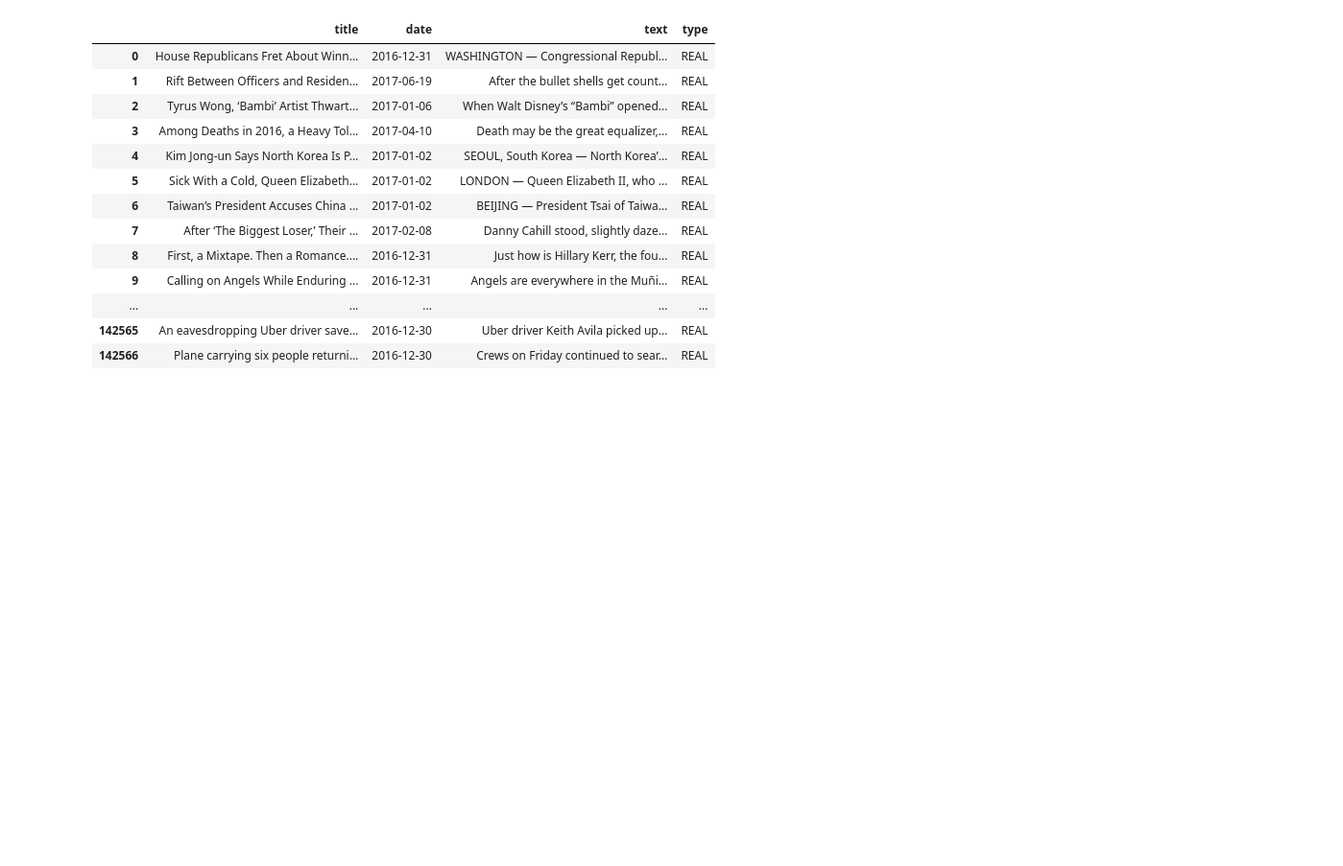
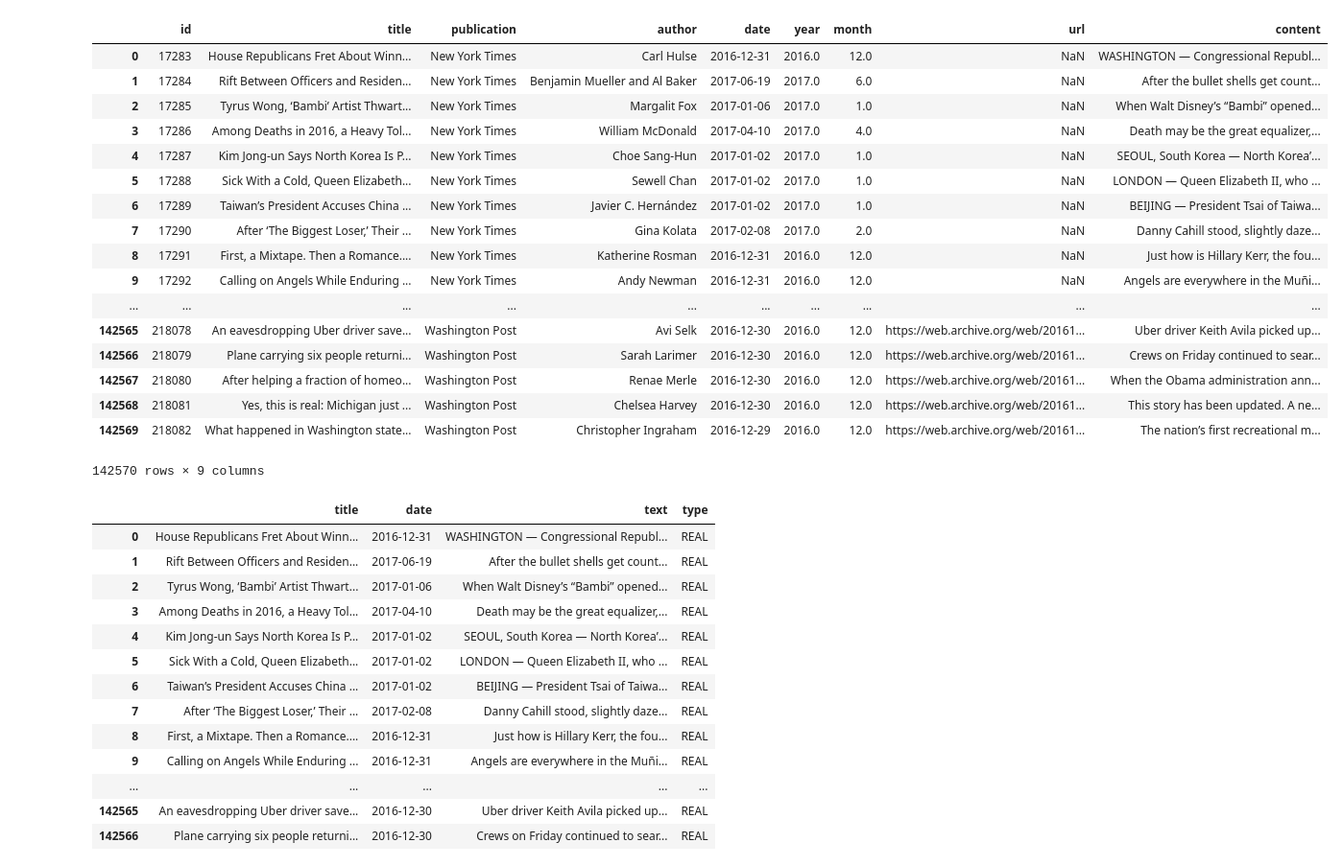
Before and after one commit to rrh19/TextAnalysisMethods, a Jupyter notebook: cleaned_dataframes.ipynb, the cells around one changed output. Shown at 96% size. Cells and saved outputs as stored; diff of their text form; code cells hidden in the pictures; blank space fills up the shorter version.

```diff
--- a/cleaned_dataframes.ipynb
+++ b/cleaned_dataframes.ipynb
@@ -6,5 +5,41 @@ df1 = pd.read_csv("/Users/ryanhartman/Desktop/FakeNews/articles1.csv")
 df2 = pd.read_csv("/Users/ryanhartman/Desktop/FakeNews/articles2.csv")
 df3 = pd.read_csv("/Users/ryanhartman/Desktop/FakeNews/articles3.csv")
 df4 = pd.read_csv("/Users/ryanhartman/Desktop/FakeNews/fake.csv")
+# %%
+import glob
+import pandas as pd
+from natsort import natsorted
+files = glob.glob("unprocessed_csvs/*.csv")
+files = natsorted(files)
+# %%
+count = 0
+for i in files:
+    df = pd.read_csv(i)
+    df.drop(["Unnamed: 0",], axis=1, inplace=True)
+    if count == 0:
+        df_all = df.copy(deep=True)
+    else:
+        df_all = df_all.append(df, ignore_index=True)
+    count += 1
+df_all
+# %% [output]
+|  | id | title | publication | author | date | year | month | url | content |
+| 0 | 17283 | House Republicans Fret About Winn... | New York Times | Carl Hulse | 2016-12-31 | 2016.0 | 12.0 | NaN | WASHINGTON — Congressional Republ... |
+| 1 | 17284 | Rift Between Officers and Residen... | New York Times | Benjamin Mueller and Al Baker | 2017-06-19 | 2017.0 | 6.0 | NaN | After the bullet shells get count... |
+| 2 | 17285 | Tyrus Wong, ‘Bambi’ Artist Thwart... | New York Times | Margalit Fox | 2017-01-06 | 2017.0 | 1.0 | NaN | When Walt Disney’s “Bambi” opened... |
+| 3 | 17286 | Among Deaths in 2016, a Heavy Tol... | New York Times | William McDonald | 2017-04-10 | 2017.0 | 4.0 | NaN | Death may be the great equalizer,... |
+| 4 | 17287 | Kim Jong-un Says North Korea Is P... | New York Times | Choe Sang-Hun | 2017-01-02 | 2017.0 | 1.0 | NaN | SEOUL, South Korea — North Korea’... |
+| 5 | 17288 | Sick With a Cold, Queen Elizabeth... | New York Times | Sewell Chan | 2017-01-02 | 2017.0 | 1.0 | NaN | LONDON — Queen Elizabeth II, who ... |
+| 6 | 17289 | Taiwan’s President Accuses China ... | New York Times | Javier C. Hernández | 2017-01-02 | 2017.0 | 1.0 | NaN | BEIJING — President Tsai of Taiwa... |
+| 7 | 17290 | After ‘The Biggest Loser,’ Their ... | New York Times | Gina Kolata | 2017-02-08 | 2017.0 | 2.0 | NaN | Danny Cahill stood, slightly daze... |
+| 8 | 17291 | First, a Mixtape. Then a Romance.... | New York Times | Katherine Rosman | 2016-12-31 | 2016.0 | 12.0 | NaN | Just how is Hillary Kerr, the fou... |
+| 9 | 17292 | Calling on Angels While Enduring ... | New York Times | Andy Newman | 2016-12-31 | 2016.0 | 12.0 | NaN | Angels are everywhere in the Muñi... |
+| ... | ... | ... | ... | ... | ... | ... | ... | ... | ... |
+| 142565 | 218078 | An eavesdropping Uber driver save... | Washington Post | Avi Selk | 2016-12-30 | 2016.0 | 12.0 | https://web.archive.org/web/20161... | Uber driver Keith Avila picked up... |
+| 142566 | 218079 | Plane carrying six people returni... | Washington Post | Sarah Larimer | 2016-12-30 | 2016.0 | 12.0 | https://web.archive.org/web/20161... | Crews on Friday continued to sear... |
+| 142567 | 218080 | After helping a fraction of homeo... | Washington Post | Renae Merle | 2016-12-30 | 2016.0 | 12.0 | https://web.archive.org/web/20161... | When the Obama administration ann... |
+| 142568 | 218081 | Yes, this is real: Michigan just ... | Washington Post | Chelsea Harvey | 2016-12-30 | 2016.0 | 12.0 | https://web.archive.org/web/20161... | This story has been updated. A ne... |
+| 142569 | 218082 | What happened in Washington state... | Washington Post | Christopher Ingraham | 2016-12-29 | 2016.0 | 12.0 | https://web.archive.org/web/20161... | The nation’s first recreational m... |
+142570 rows × 9 columns
 # %%
 #create and clean "real" DF
```
Also changed, not shown: parts of 12 cells of this notebook.
